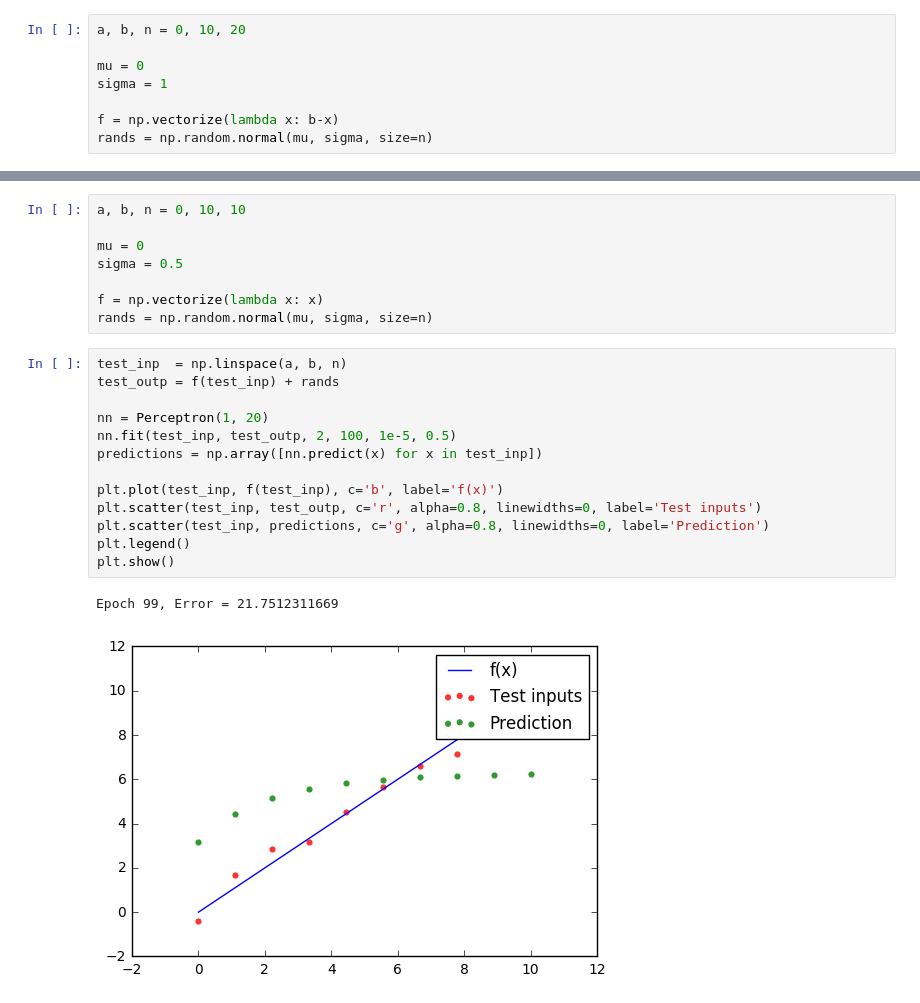
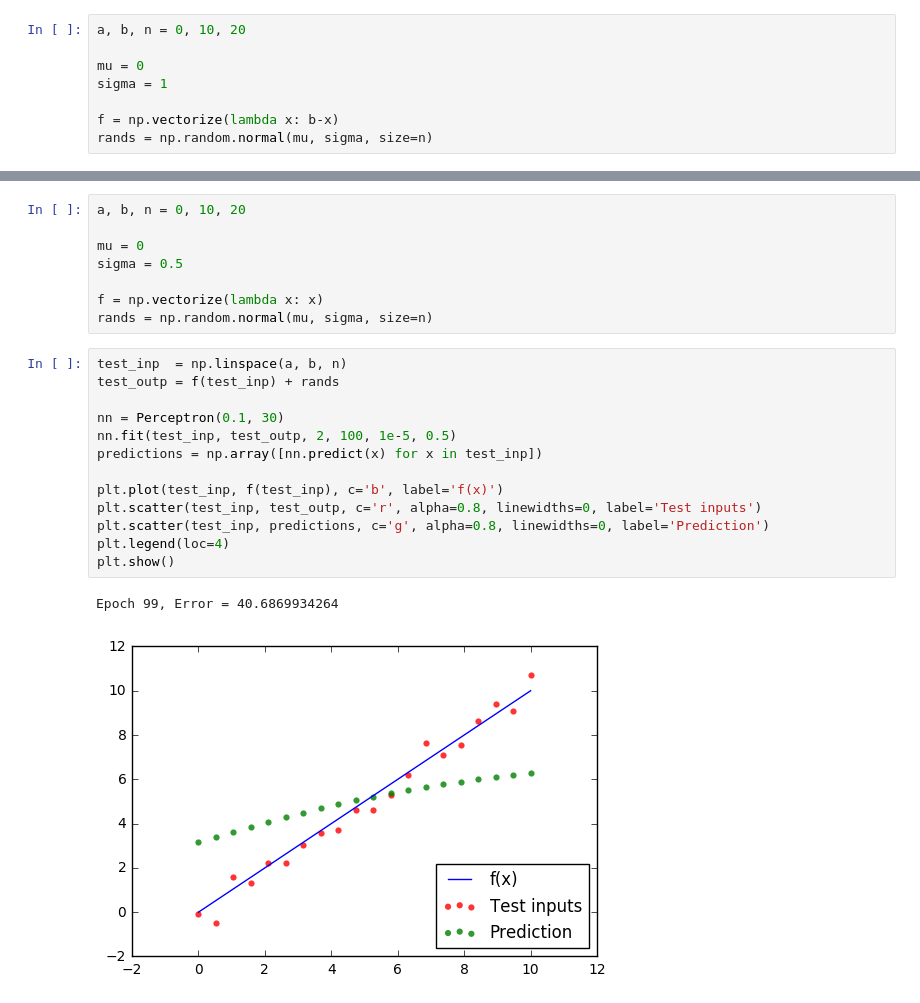
Before and after one commit to BorisLestsov/Perceptron, a Jupyter notebook: First.ipynb, the cells around one changed output, grey strips where cells are left out. Saved outputs shown, nothing was run; the diff lists cells and outputs as text.

```diff
--- a/First.ipynb
+++ b/First.ipynb
@@ -74,5 +74,5 @@ Epoch 99, Error = 28.976587724
 # %%
-a, b, n = 0, 10, 10
+a, b, n = 0, 10, 20
 
 mu = 0
 sigma = 0.5
@@ -82,16 +82,16 @@ rands = np.random.normal(mu, sigma, size=n)
 # %%
 test_inp  = np.linspace(a, b, n)
 test_outp = f(test_inp) + rands
 
-nn = Perceptron(1, 20)
+nn = Perceptron(0.1, 30)
 nn.fit(test_inp, test_outp, 2, 100, 1e-5, 0.5)
 predictions = np.array([nn.predict(x) for x in test_inp])
 
 plt.plot(test_inp, f(test_inp), c='b', label='f(x)')
 plt.scatter(test_inp, test_outp, c='r', alpha=0.8, linewidths=0, label='Test inputs')
 plt.scatter(test_inp, predictions, c='g', alpha=0.8, linewidths=0, label='Prediction')
-plt.legend()
+plt.legend(loc=4)
 plt.show()
 # %% [output]
-Epoch 99, Error = 21.7512311669
+Epoch 99, Error = 40.6869934264
-[figure, old version]
+[figure, new version]
```
Also changed, not shown: parts of 1 cell of this notebook.
